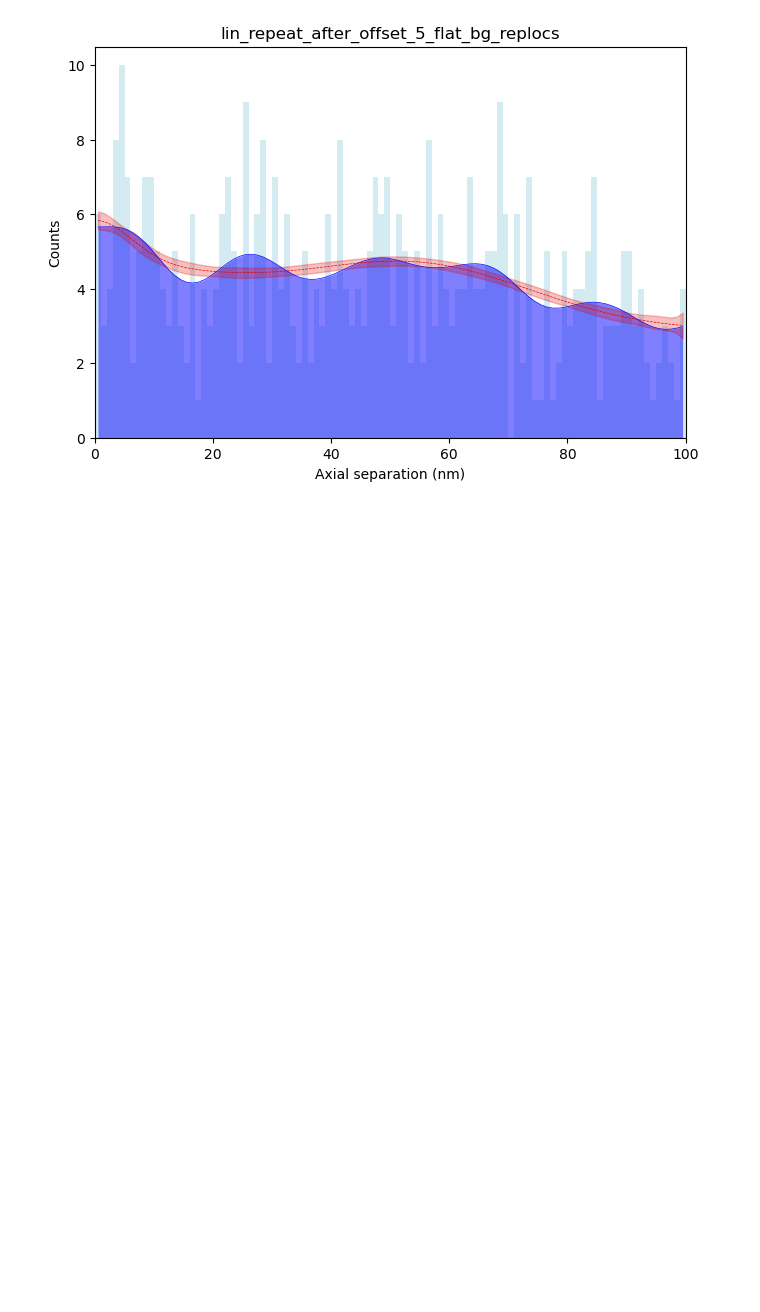
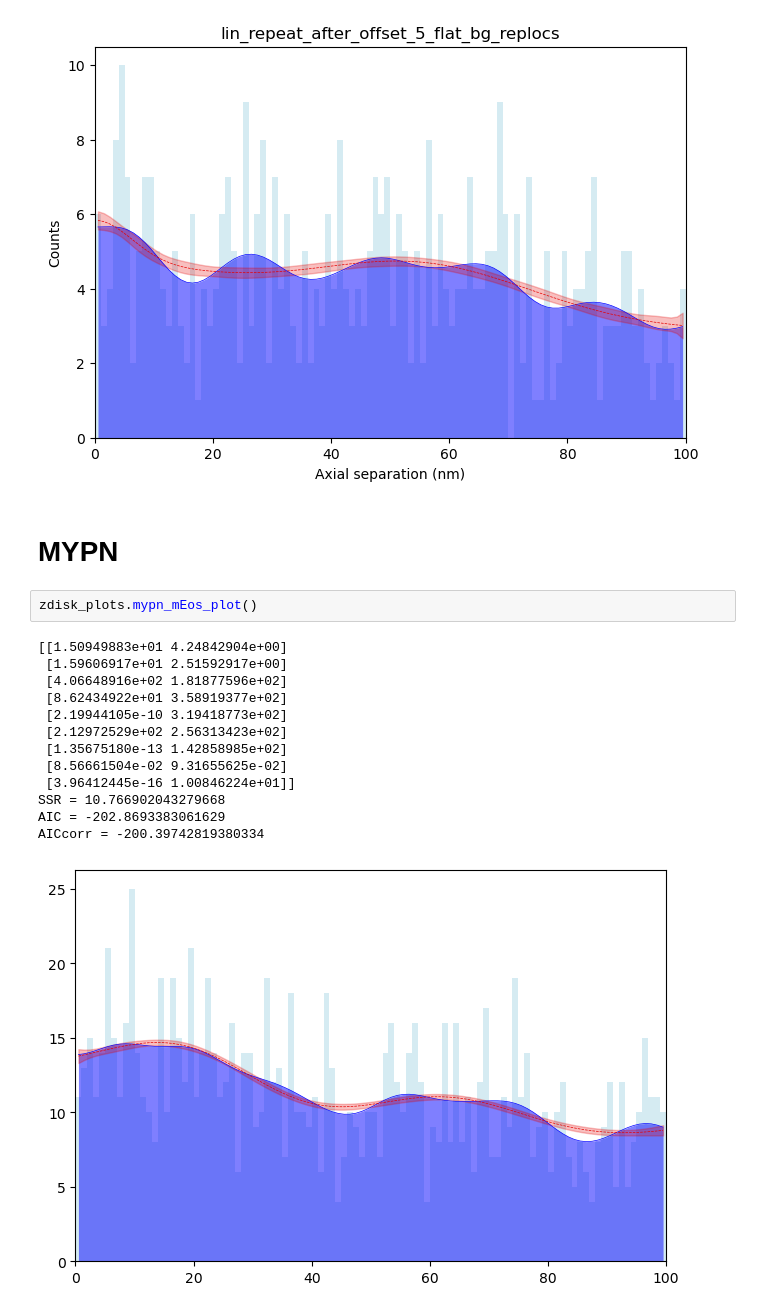
Before and after one commit to AlistairCurd/PERPL-Python3, a Jupyter notebook: make_mEos_LASP2andMYPN_PERPL_plots.ipynb, the cells around one changed output. Drawn from its saved outputs; the diff is of its cells as text; blank space fills up the shorter version.

Commit message:
Include MYPN histogram and kde fit plot.

```diff
--- a/make_mEos_LASP2_PERPL_plots.ipynb
+++ b/make_mEos_LASP2andMYPN_PERPL_plots.ipynb
@@ -169,3 +169,21 @@ SSR = 4.332809187147705
 AIC = -287.8954081322598
 AICcorr = -283.6628499927249
 [figure]
+# %% [markdown]
+# MYPN
+# %%
+zdisk_plots.mypn_mEos_plot()
+# %% [output]
+[[1.50949883e+01 4.24842904e+00]
+ [1.59606917e+01 2.51592917e+00]
+ [4.06648916e+02 1.81877596e+02]
+ [8.62434922e+01 3.58919377e+02]
+ [2.19944105e-10 3.19418773e+02]
+ [2.12972529e+02 2.56313423e+02]
+ [1.35675180e-13 1.42858985e+02]
+ [8.56661504e-02 9.31655625e-02]
+ [3.96412445e-16 1.00846224e+01]]
+SSR = 10.766902043279668
+AIC = -202.8693383061629
+AICcorr = -200.39742819380334
+[figure, added]
```
